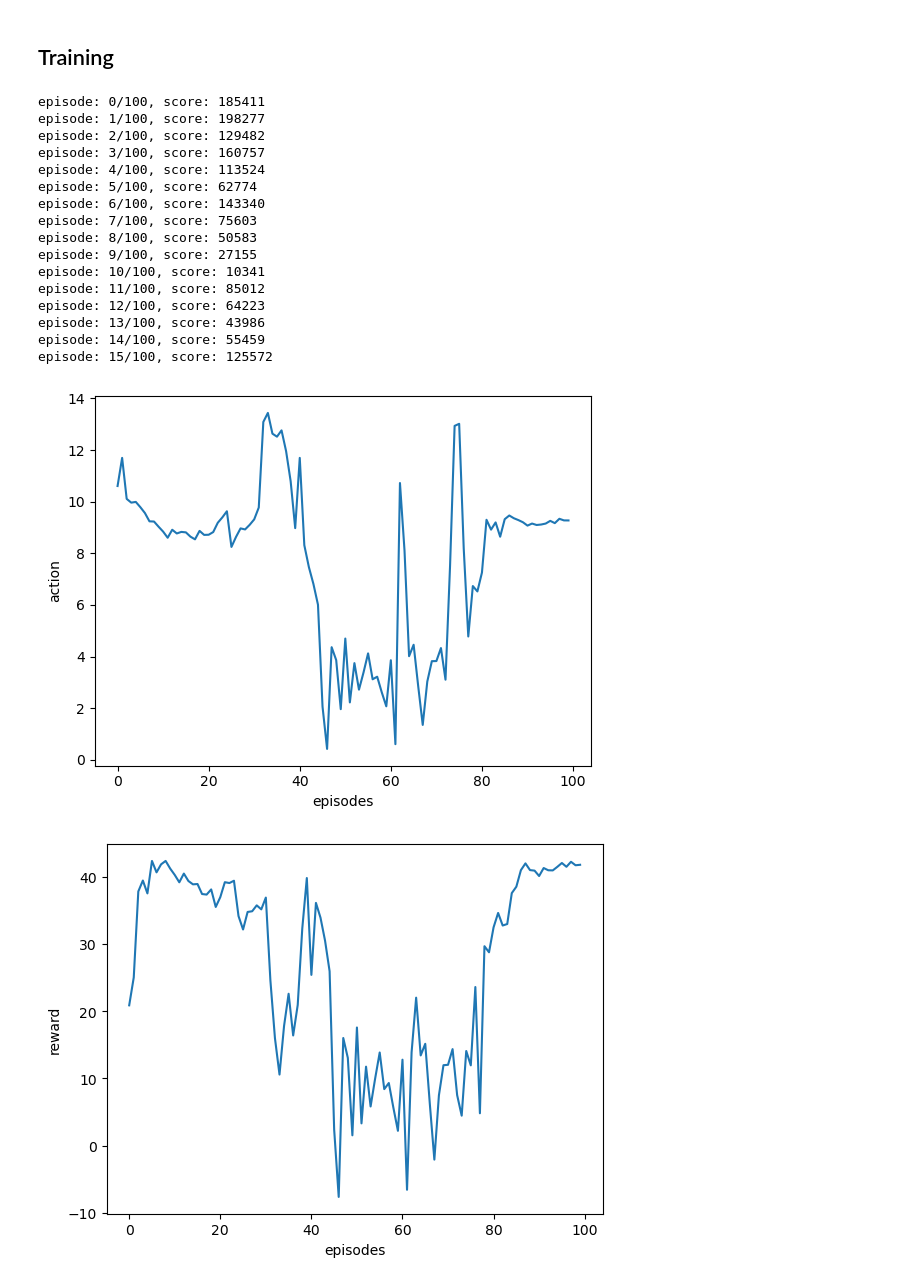
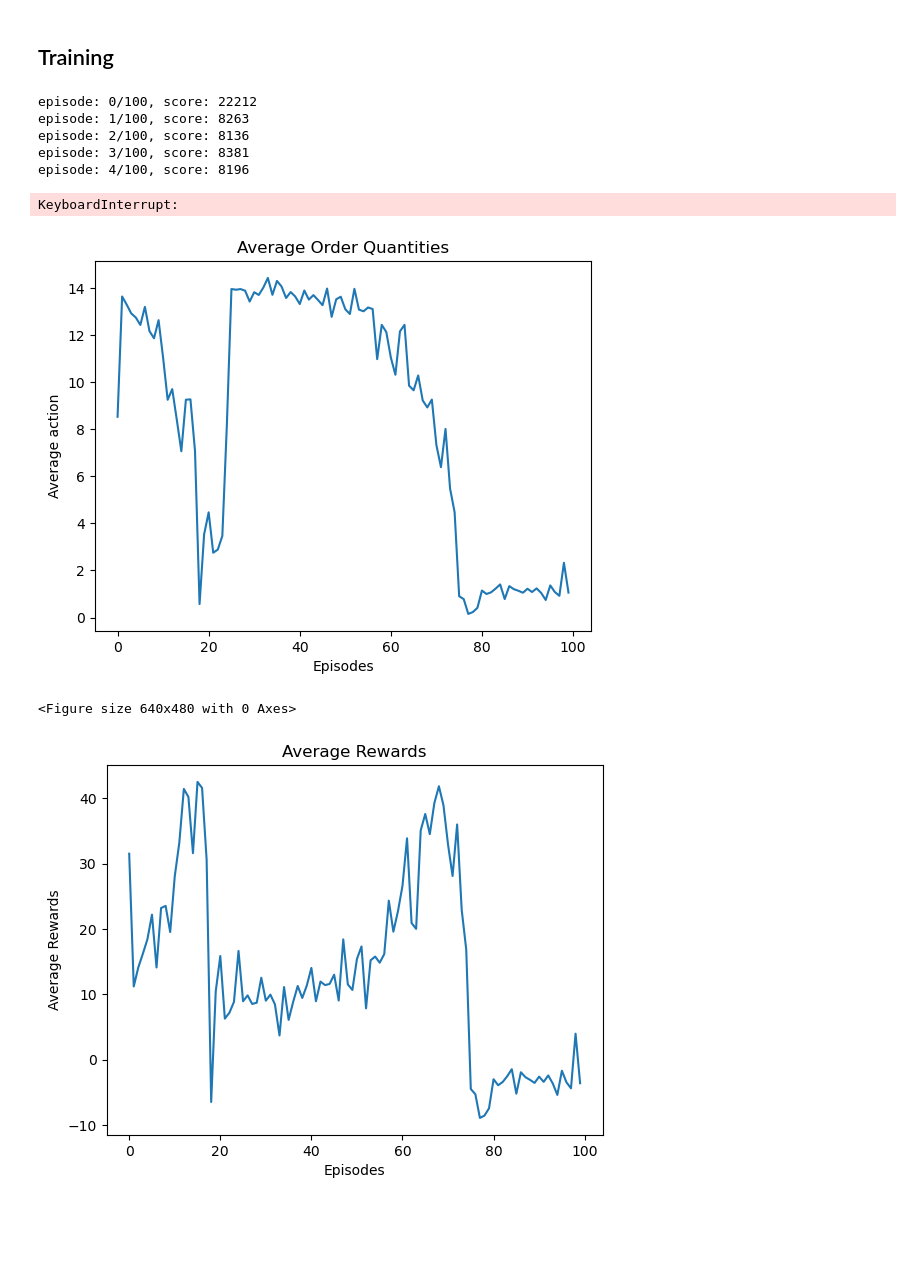
Before and after one commit to Jinyi-Liu/ECE517-Project, a Jupyter notebook: project.ipynb, the cells around one changed output. Cells and saved outputs as stored; diff of their text form; code cells hidden in the pictures; blank space fills up the shorter version.

Commit message:
new file:   Average Order Quantities.png 	new file:   Average Rewards.png 	new file:   Total Reward vs Episodes.png 	modified:   project.ipynb

```diff
--- a/project.ipynb
+++ b/project.ipynb
@@ -57,7 +57,7 @@ class InventoryManagement:
         return reward + order_reward, next_state
 
     def reset(self):
-        return self.state_space[0]
+        return self.state_space[len(self.state_space) // 2]
 # %% [markdown]
 ## DQN Agent
 # %%
@@ -76,7 +76,8 @@ class DQN(nn.Module):
     def forward(self, x):
         x = torch.relu(self.fc1(x))
         x = torch.relu(self.fc2(x))
-        return self.fc3(x)
+        x = self.fc3(x)
+        return x
 
 
 class Agent:
@@ -86,12 +87,13 @@ class Agent:
         self.epsilon = 1.0
         self.epsilon_min = 0.01
         self.epsilon_decay = 0.99
-        self.gamma = 0.95
-        self.batch_size = 128
-        self.memory = deque(maxlen=10000)
+        self.gamma = 0.99
+        self.batch_size = 512
+        self.memory = deque(maxlen=100000)
         self.model = DQN(state_space, action_space).to(device)
         self.optimizer = optim.Adam(self.model.parameters())
         self.MSE_loss = nn.MSELoss().to(device)
+        self.Entropy_loss = nn.CrossEntropyLoss().to(device)
 
     def remember(self, state, action, reward, next_state):
         self.memory.append((state, action, reward, next_state))
@@ -126,6 +128,7 @@ class Agent:
         targets_full[torch.arange(self.batch_size), torch.tensor(actions, device=device)] = torch.tensor(targets, dtype=torch.float32, device=device)
 
         loss = self.MSE_loss(targets_pred, targets_full)
+        # loss = self.Entropy_loss(targets_full, targets_pred)
         self.optimizer.zero_grad()
         loss.backward()
         self.optimizer.step()
@@ -140,7 +143,7 @@ def train_dqn(episode):
     action_space = len(env.action_space)
     state_space = 1
 
-    max_steps = 5000
+    max_steps = 1000
     agent = Agent(state_space, action_space)
     action_np = np.zeros((episode, max_steps))
     reward_np = np.zeros((episode, max_steps))
@@ -170,37 +173,34 @@ ep = 100
 loss, action_np, reward_np = train_dqn(ep)
 plt.plot([i for i in range(ep)], loss)
 plt.xlabel("episodes")
-plt.ylabel("reward")
+plt.ylabel("Total Reward")
+plt.title("Total Reward vs Episodes")
+plt.savefig("Total Reward vs Episodes.png")
 plt.show()
 # %% [output]
-episode: 0/100, score: 185411
-episode: 1/100, score: 198277
-episode: 2/100, score: 129482
-episode: 3/100, score: 160757
-episode: 4/100, score: 113524
-episode: 5/100, score: 62774
-episode: 6/100, score: 143340
-episode: 7/100, score: 75603
-episode: 8/100, score: 50583
-episode: 9/100, score: 27155
-episode: 10/100, score: 10341
-episode: 11/100, score: 85012
-episode: 12/100, score: 64223
-episode: 13/100, score: 43986
-episode: 14/100, score: 55459
-episode: 15/100, score: 125572
+episode: 0/100, score: 22212
+episode: 1/100, score: 8263
+episode: 2/100, score: 8136
+episode: 3/100, score: 8381
+episode: 4/100, score: 8196
+KeyboardInterrupt:
 # %%
 plt.plot([i for i in range(ep)], np.mean(action_np, axis=1))
-plt.xlabel("episodes")
-plt.ylabel("action")
+plt.xlabel("Episodes")
+plt.ylabel("Average action")
+plt.title("Average Order Quantities")
 plt.show()
+plt.savefig("Average Order Quantities.png")
 # %% [output]
-[figure, old version]
+[figure, new version]
+<Figure size 640x480 with 0 Axes>
 # %%
 # Plot reward
 plt.plot([i for i in range(ep)], np.mean(reward_np, axis=1))
-plt.xlabel("episodes")
-plt.ylabel("reward")
+plt.xlabel("Episodes")
+plt.ylabel("Average Rewards")
+plt.title("Average Rewards")
+plt.savefig("Average Rewards.png")
 plt.show()
 # %% [output]
-[figure, old version]
+[figure, new version]
```
Also changed, not shown: 3 other files.
